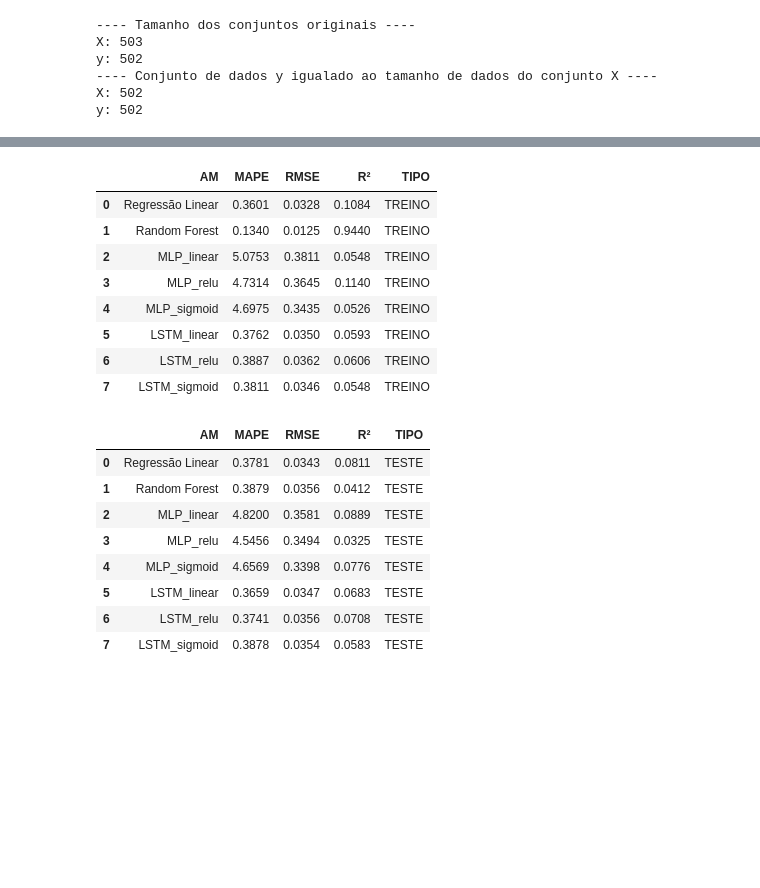
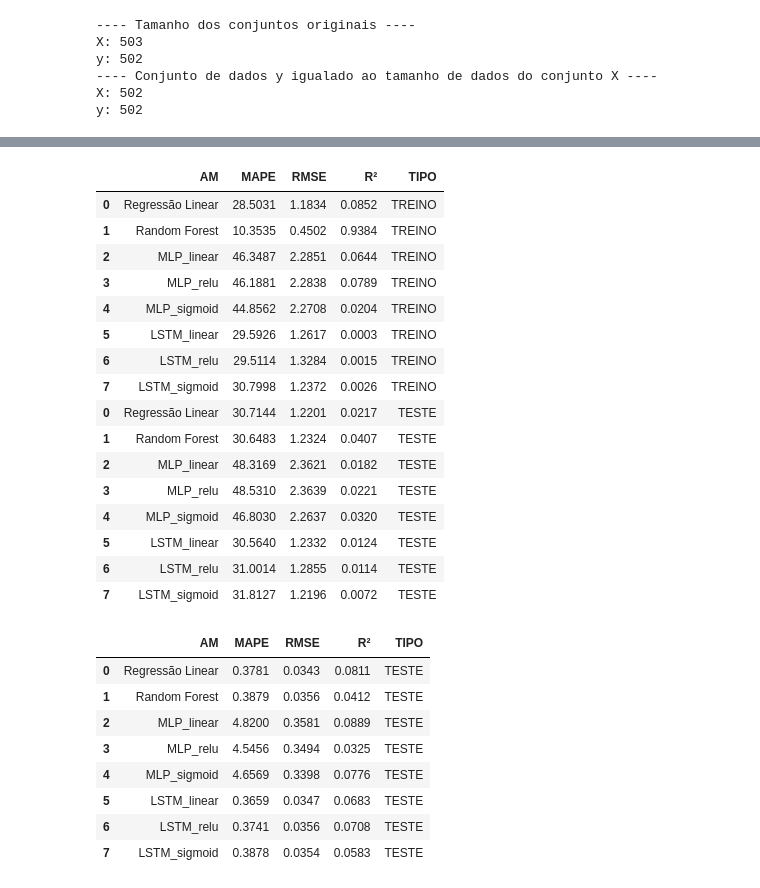
Before and after one commit to andersonchico/predicaoagua, a Jupyter notebook: src/src_dissertação/predicao_com_varios_parametros/com_interpolacao/espacial/espacial_automatizado_todas_variaveis.ipynb, the cells around one changed output, grey strips where cells are left out. Drawn from its saved outputs; the diff is of its cells as text; code cells hidden in the pictures; blank space fills up the shorter version.

```diff
--- a/src/src_dissertação/predicao_com_varios_parametros/com_interpolacao/espacial/espacial_automatizado_todas_variaveis.ipynb
+++ b/src/src_dissertação/predicao_com_varios_parametros/com_interpolacao/espacial/espacial_automatizado_todas_variaveis.ipynb
@@ -611,15 +630,23 @@ Epoch 00008: early stopping
-# %%
-df_resultados_treino
-# %% [output]
-|  | AM | MAPE | RMSE | R² | TIPO |
-| 0 | Regressão Linear | 0.3601 | 0.0328 | 0.1084 | TREINO |
-| 1 | Random Forest | 0.1340 | 0.0125 | 0.9440 | TREINO |
-| 2 | MLP_linear | 5.0753 | 0.3811 | 0.0548 | TREINO |
-| 3 | MLP_relu | 4.7314 | 0.3645 | 0.1140 | TREINO |
-| 4 | MLP_sigmoid | 4.6975 | 0.3435 | 0.0526 | TREINO |
-| 5 | LSTM_linear | 0.3762 | 0.0350 | 0.0593 | TREINO |
-| 6 | LSTM_relu | 0.3887 | 0.0362 | 0.0606 | TREINO |
-| 7 | LSTM_sigmoid | 0.3811 | 0.0346 | 0.0548 | TREINO |
+# %%
+df_resultados
+# %% [output]
+|  | AM | MAPE | RMSE | R² | TIPO |
+| 0 | Regressão Linear | 28.5031 | 1.1834 | 0.0852 | TREINO |
+| 1 | Random Forest | 10.3535 | 0.4502 | 0.9384 | TREINO |
+| 2 | MLP_linear | 46.3487 | 2.2851 | 0.0644 | TREINO |
+| 3 | MLP_relu | 46.1881 | 2.2838 | 0.0789 | TREINO |
+| 4 | MLP_sigmoid | 44.8562 | 2.2708 | 0.0204 | TREINO |
+| 5 | LSTM_linear | 29.5926 | 1.2617 | 0.0003 | TREINO |
+| 6 | LSTM_relu | 29.5114 | 1.3284 | 0.0015 | TREINO |
+| 7 | LSTM_sigmoid | 30.7998 | 1.2372 | 0.0026 | TREINO |
+| 0 | Regressão Linear | 30.7144 | 1.2201 | 0.0217 | TESTE |
+| 1 | Random Forest | 30.6483 | 1.2324 | 0.0407 | TESTE |
+| 2 | MLP_linear | 48.3169 | 2.3621 | 0.0182 | TESTE |
+| 3 | MLP_relu | 48.5310 | 2.3639 | 0.0221 | TESTE |
+| 4 | MLP_sigmoid | 46.8030 | 2.2637 | 0.0320 | TESTE |
+| 5 | LSTM_linear | 30.5640 | 1.2332 | 0.0124 | TESTE |
+| 6 | LSTM_relu | 31.0014 | 1.2855 | 0.0114 | TESTE |
+| 7 | LSTM_sigmoid | 31.8127 | 1.2196 | 0.0072 | TESTE |
 # %%
 df_resultados_teste
 # %% [output]
```
Also changed, not shown: parts of 3 cells of this notebook, 17 other files.
